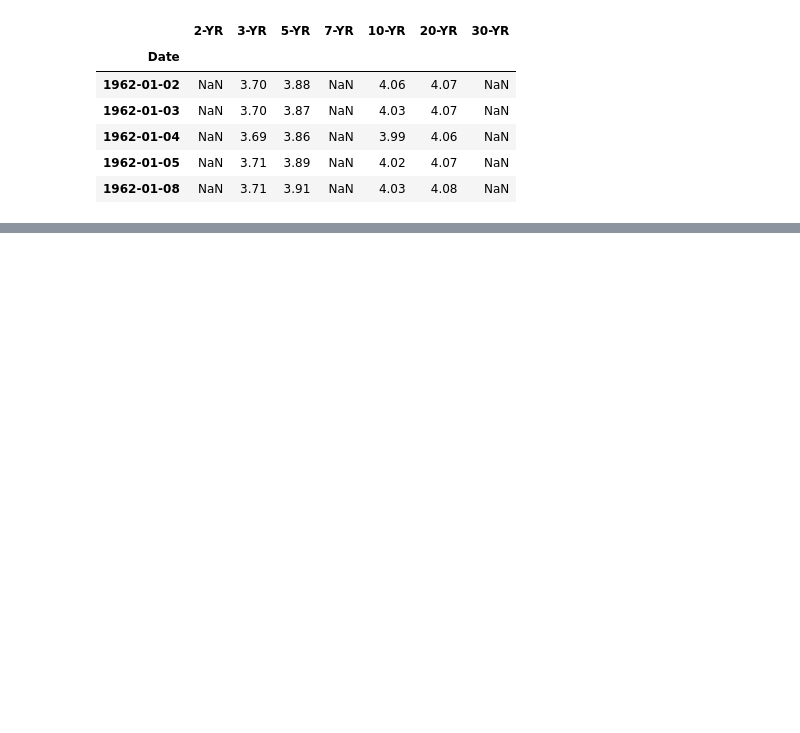
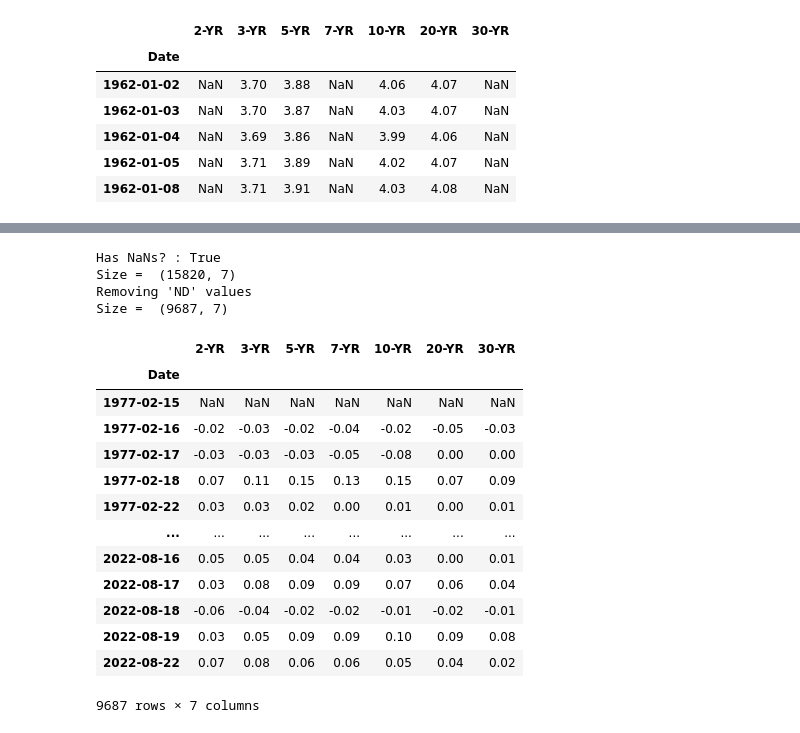
Before and after one commit to rohan097/pca-analysis, a Jupyter notebook: main.ipynb, the cells around one changed output, grey strips where cells are left out. Drawn from its saved outputs; the diff is of its cells as text; code cells hidden in the pictures; blank space fills up the shorter version.

```diff
--- a/main.ipynb
+++ b/main.ipynb
@@ -122,0 +161,21 @@ Size =  (159, 7)
+# %%
+clean(df).diff()
+# %% [output]
+Has NaNs? : True
+Size =  (15820, 7)
+Removing 'ND' values
+Size =  (9687, 7)
+|  | 2-YR | 3-YR | 5-YR | 7-YR | 10-YR | 20-YR | 30-YR |
+| Date |  |  |  |  |  |  |  |
+| 1977-02-15 | NaN | NaN | NaN | NaN | NaN | NaN | NaN |
+| 1977-02-16 | -0.02 | -0.03 | -0.02 | -0.04 | -0.02 | -0.05 | -0.03 |
+| 1977-02-17 | -0.03 | -0.03 | -0.03 | -0.05 | -0.08 | 0.00 | 0.00 |
+| 1977-02-18 | 0.07 | 0.11 | 0.15 | 0.13 | 0.15 | 0.07 | 0.09 |
+| 1977-02-22 | 0.03 | 0.03 | 0.02 | 0.00 | 0.01 | 0.00 | 0.01 |
+| ... | ... | ... | ... | ... | ... | ... | ... |
+| 2022-08-16 | 0.05 | 0.05 | 0.04 | 0.04 | 0.03 | 0.00 | 0.01 |
+| 2022-08-17 | 0.03 | 0.08 | 0.09 | 0.09 | 0.07 | 0.06 | 0.04 |
+| 2022-08-18 | -0.06 | -0.04 | -0.02 | -0.02 | -0.01 | -0.02 | -0.01 |
+| 2022-08-19 | 0.03 | 0.05 | 0.09 | 0.09 | 0.10 | 0.09 | 0.08 |
+| 2022-08-22 | 0.07 | 0.08 | 0.06 | 0.06 | 0.05 | 0.04 | 0.02 |
+9687 rows × 7 columns
```
Also changed, not shown: parts of 8 cells of this notebook.
